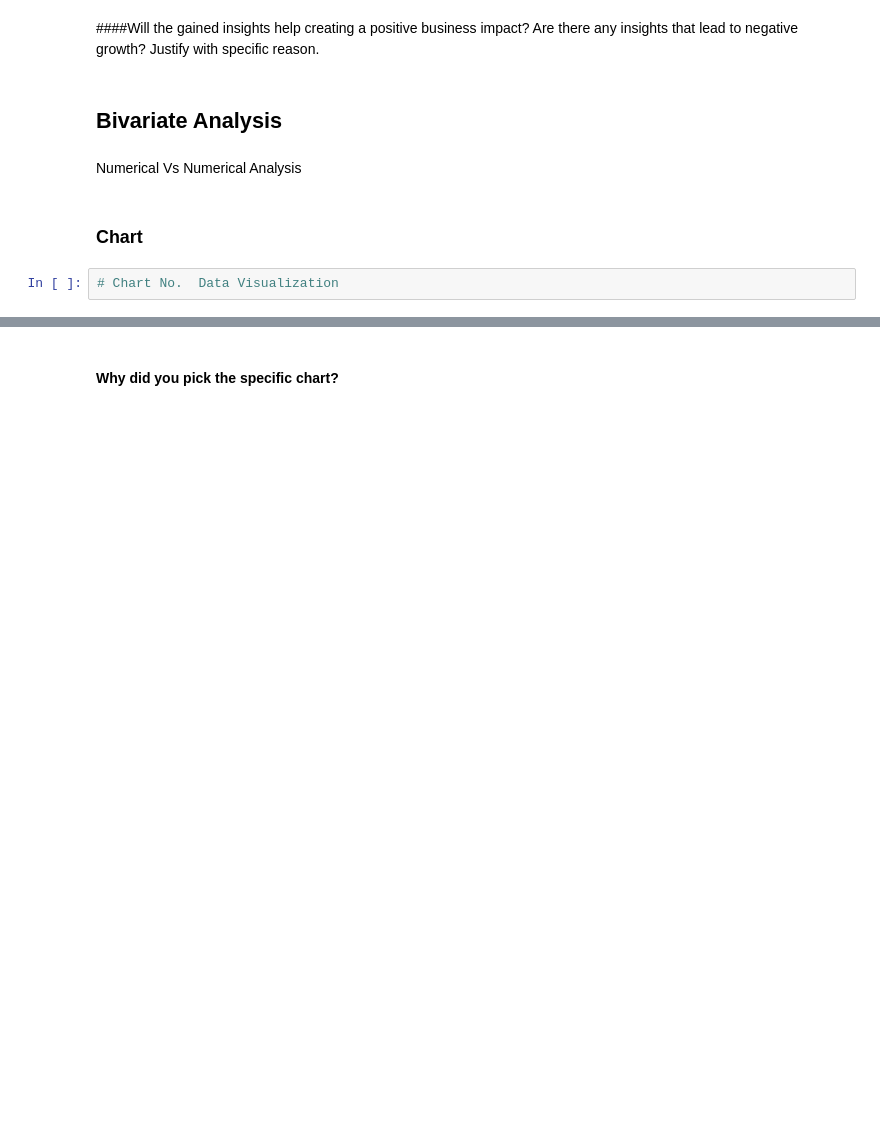
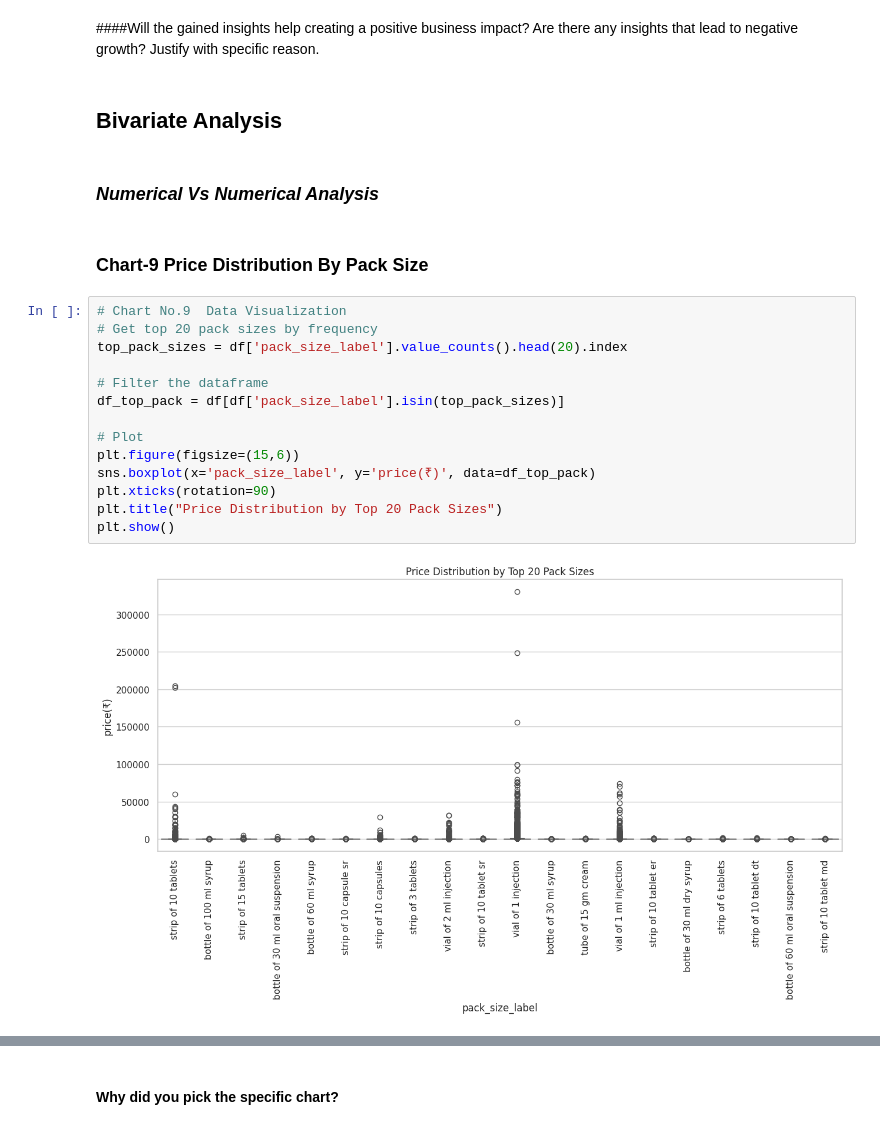
Before and after one commit to Sagarjain93/Pharma_Medicines, a Jupyter notebook: Pharma_medicines.ipynb, the cells around one changed output, grey strips where cells are left out. Saved outputs shown, nothing was run; the diff lists cells and outputs as text; blank space fills up the shorter version.

Commit message:
Start Multivariate Analysis

```diff
--- a/Pharma_medicines.ipynb
+++ b/Pharma_medicines.ipynb
@@ -572,8 +572,22 @@ Are there any insights that lead to negative growth? Justify with specific reaso
 # %% [markdown]
 ## **Bivariate Analysis**
 # %% [markdown]
-Numerical Vs Numerical Analysis
+### *Numerical Vs Numerical Analysis*
-# %% [markdown]
-### Chart
-# %%
-# Chart No.  Data Visualization
+# %% [markdown]
+### Chart-9 Price Distribution By Pack Size
+# %%
+# Chart No.9  Data Visualization
+# Get top 20 pack sizes by frequency
+top_pack_sizes = df['pack_size_label'].value_counts().head(20).index
+
+# Filter the dataframe
+df_top_pack = df[df['pack_size_label'].isin(top_pack_sizes)]
+
+# Plot
+plt.figure(figsize=(15,6))
+sns.boxplot(x='pack_size_label', y='price(₹)', data=df_top_pack)
+plt.xticks(rotation=90)
+plt.title("Price Distribution by Top 20 Pack Sizes")
+plt.show()
+# %% [output]
+[figure, added]
```
Also changed, not shown: parts of 96 cells of this notebook.
